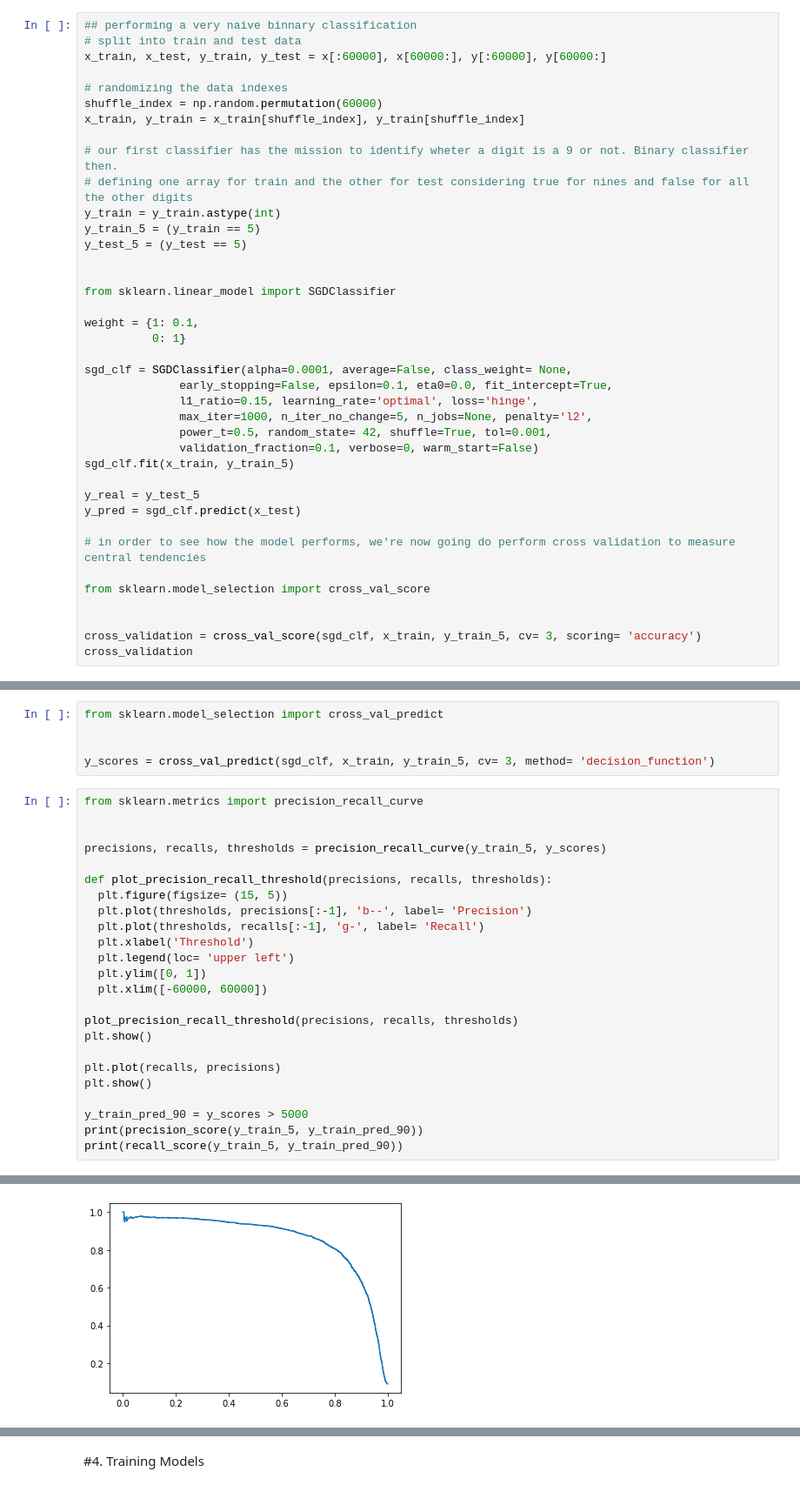
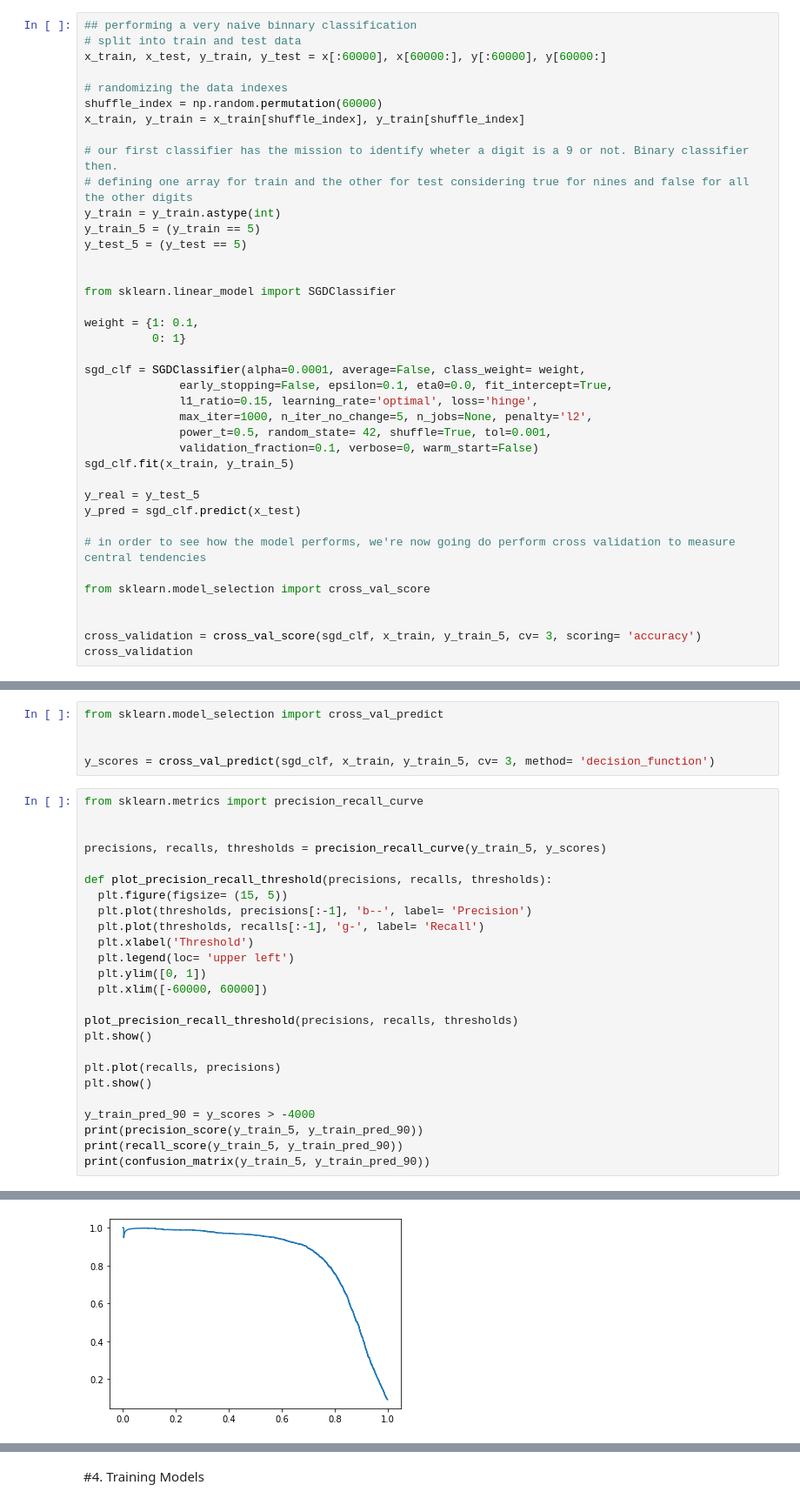
Before and after one commit to LeoFernanndes/notebooks, a Jupyter notebook: Hands_on_Machine_Learning_with_Sklearn_and_TensorFlow.ipynb, the cells around one changed output, grey strips where cells are left out. Shown at 87% size. Drawn from its saved outputs; the diff is of its cells as text.

```diff
--- a/Hands_on_Machine_Learning_with_Sklearn_and_TensorFlow.ipynb
+++ b/Hands_on_Machine_Learning_with_Sklearn_and_TensorFlow.ipynb
@@ -50,7 +50,7 @@ from sklearn.linear_model import SGDClassifier
 weight = {1: 0.1,
           0: 1}
 
-sgd_clf = SGDClassifier(alpha=0.0001, average=False, class_weight= None,
+sgd_clf = SGDClassifier(alpha=0.0001, average=False, class_weight= weight,
               early_stopping=False, epsilon=0.1, eta0=0.0, fit_intercept=True,
               l1_ratio=0.15, learning_rate='optimal', loss='hinge',
               max_iter=1000, n_iter_no_change=5, n_jobs=None, penalty='l2',
@@ -133,7 +133,8 @@ plt.show()
 plt.plot(recalls, precisions)
 plt.show()
 
-y_train_pred_90 = y_scores > 5000
+y_train_pred_90 = y_scores > -4000
 print(precision_score(y_train_5, y_train_pred_90))
 print(recall_score(y_train_5, y_train_pred_90))
+print(confusion_matrix(y_train_5, y_train_pred_90))
 # %% [output]
@@ -141 +142 @@ print(recall_score(y_train_5, y_train_pred_90))
-[figure, old version]
+[figure, new version]
```
Also changed, not shown: parts of 8 cells of this notebook.
